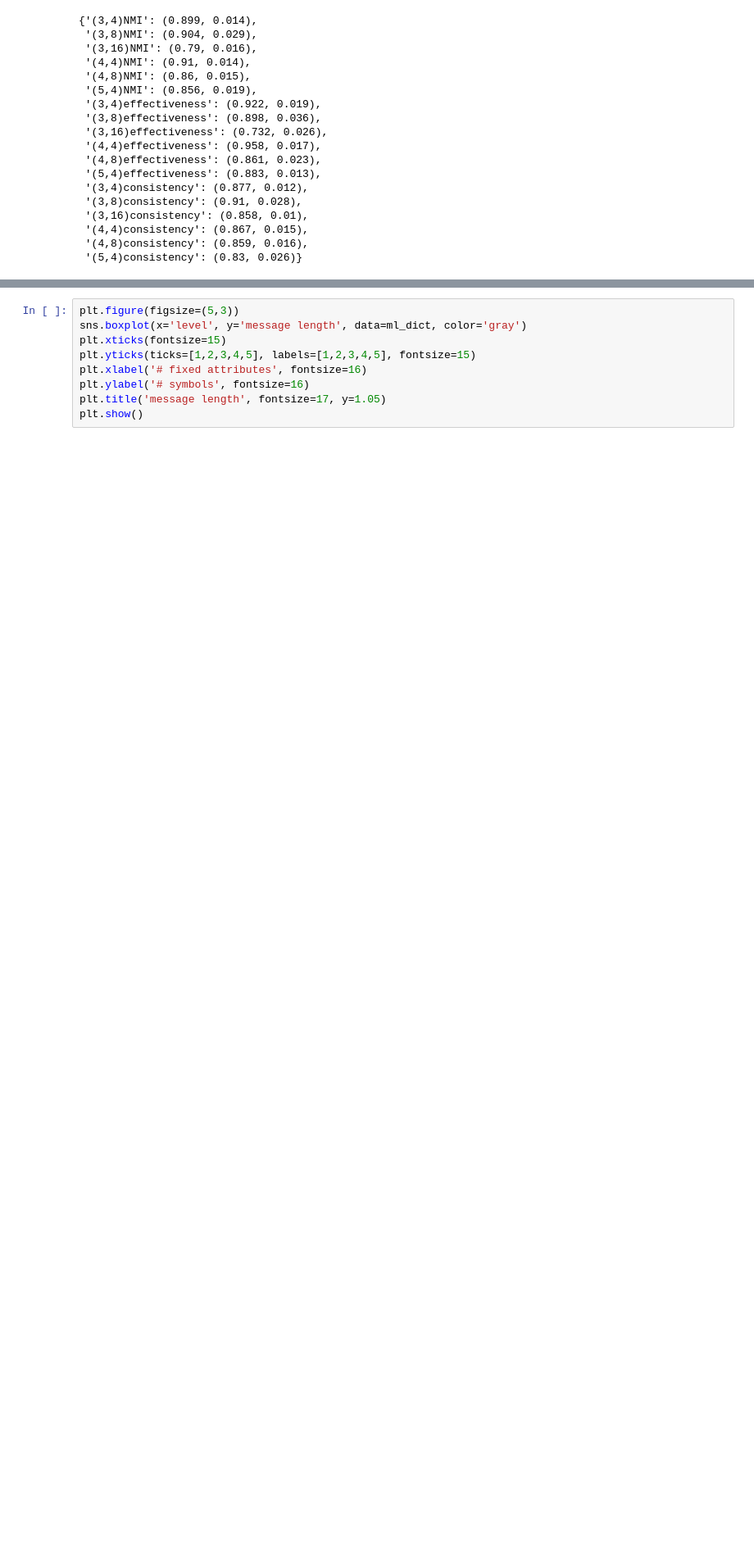
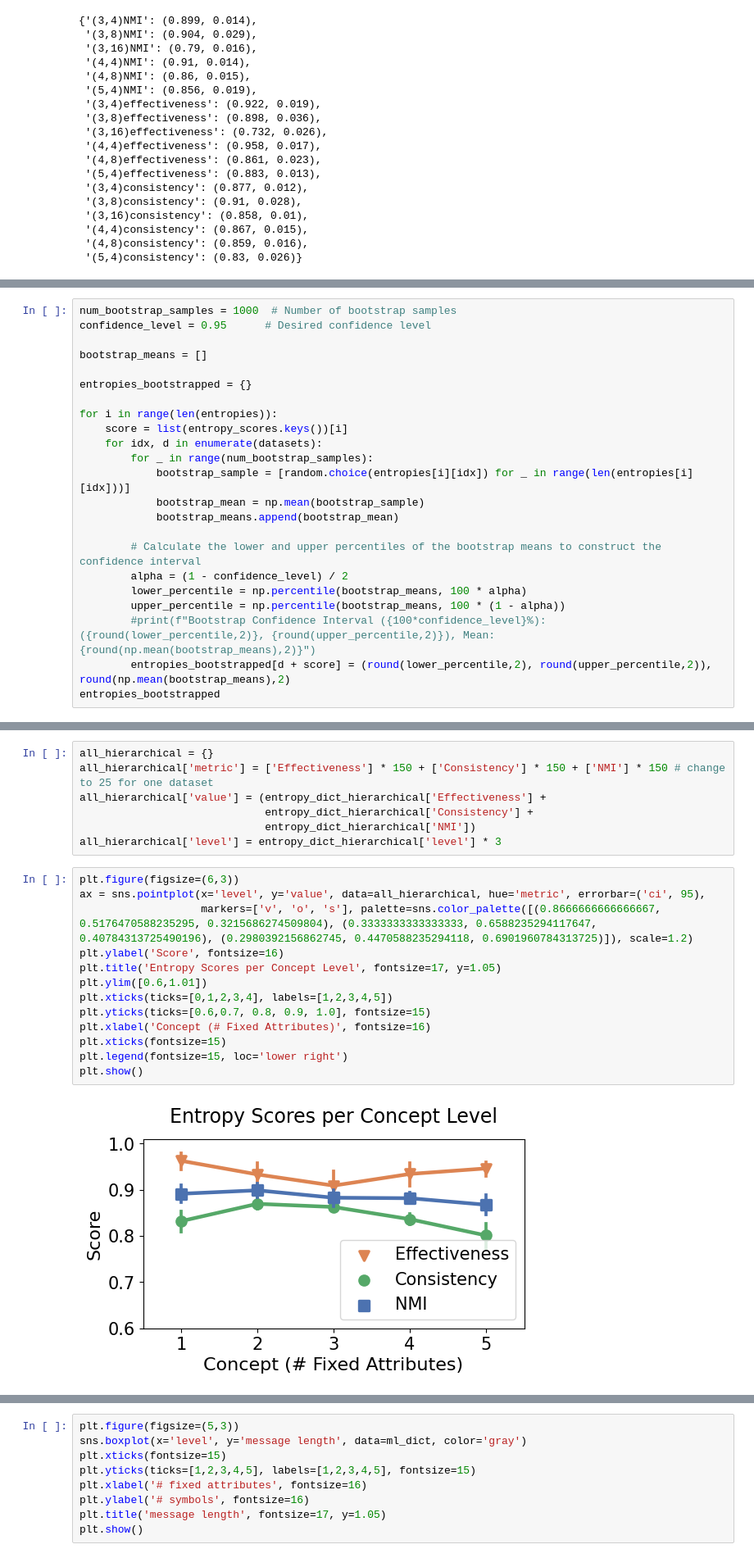
Before and after one commit to mariia55/emergent-abstractions_biased, a Jupyter notebook: analysis.ipynb, the cells around one changed output, grey strips where cells are left out. Shown at 82% size. Cells and saved outputs as stored; diff of their text form; blank space fills up the shorter version.

```diff
--- a/analysis.ipynb
+++ b/analysis.ipynb
@@ -589,0 +202,23 @@ else:
+# %%
+num_bootstrap_samples = 1000  # Number of bootstrap samples
+confidence_level = 0.95      # Desired confidence level
+
+bootstrap_means = []
+
+entropies_bootstrapped = {}
+
+for i in range(len(entropies)):
+    score = list(entropy_scores.keys())[i]
+    for idx, d in enumerate(datasets):
+        for _ in range(num_bootstrap_samples):
+            bootstrap_sample = [random.choice(entropies[i][idx]) for _ in range(len(entropies[i][idx]))]
+            bootstrap_mean = np.mean(bootstrap_sample)
+            bootstrap_means.append(bootstrap_mean)
+
+        # Calculate the lower and upper percentiles of the bootstrap means to construct the confidence interval
+        alpha = (1 - confidence_level) / 2
+        lower_percentile = np.percentile(bootstrap_means, 100 * alpha)
+        upper_percentile = np.percentile(bootstrap_means, 100 * (1 - alpha))
+        #print(f"Bootstrap Confidence Interval ({100*confidence_level}%): ({round(lower_percentile,2)}, {round(upper_percentile,2)}), Mean: {round(np.mean(bootstrap_means),2)}")
+        entropies_bootstrapped[d + score] = (round(lower_percentile,2), round(upper_percentile,2)), round(np.mean(bootstrap_means),2)
+entropies_bootstrapped
@@ -589,0 +286,22 @@ else:
+# %%
+all_hierarchical = {}
+all_hierarchical['metric'] = ['Effectiveness'] * 150 + ['Consistency'] * 150 + ['NMI'] * 150 # change to 25 for one dataset
+all_hierarchical['value'] = (entropy_dict_hierarchical['Effectiveness'] +
+                             entropy_dict_hierarchical['Consistency'] +
+                             entropy_dict_hierarchical['NMI'])
+all_hierarchical['level'] = entropy_dict_hierarchical['level'] * 3
+# %%
+plt.figure(figsize=(6,3))
+ax = sns.pointplot(x='level', y='value', data=all_hierarchical, hue='metric', errorbar=('ci', 95),
+                   markers=['v', 'o', 's'], palette=sns.color_palette([(0.8666666666666667, 0.5176470588235295, 0.3215686274509804), (0.3333333333333333, 0.6588235294117647, 0.40784313725490196), (0.2980392156862745, 0.4470588235294118, 0.6901960784313725)]), scale=1.2)
+plt.ylabel('Score', fontsize=16)
+plt.title('Entropy Scores per Concept Level', fontsize=17, y=1.05)
+plt.ylim([0.6,1.01])
+plt.xticks(ticks=[0,1,2,3,4], labels=[1,2,3,4,5])
+plt.yticks(ticks=[0.6,0.7, 0.8, 0.9, 1.0], fontsize=15)
+plt.xlabel('Concept (# Fixed Attributes)', fontsize=16)
+plt.xticks(fontsize=15)
+plt.legend(fontsize=15, loc='lower right')
+plt.show()
+# %% [output]
+[figure, added]
```
Also changed, not shown: parts of 98 cells of this notebook, 3 other files.
